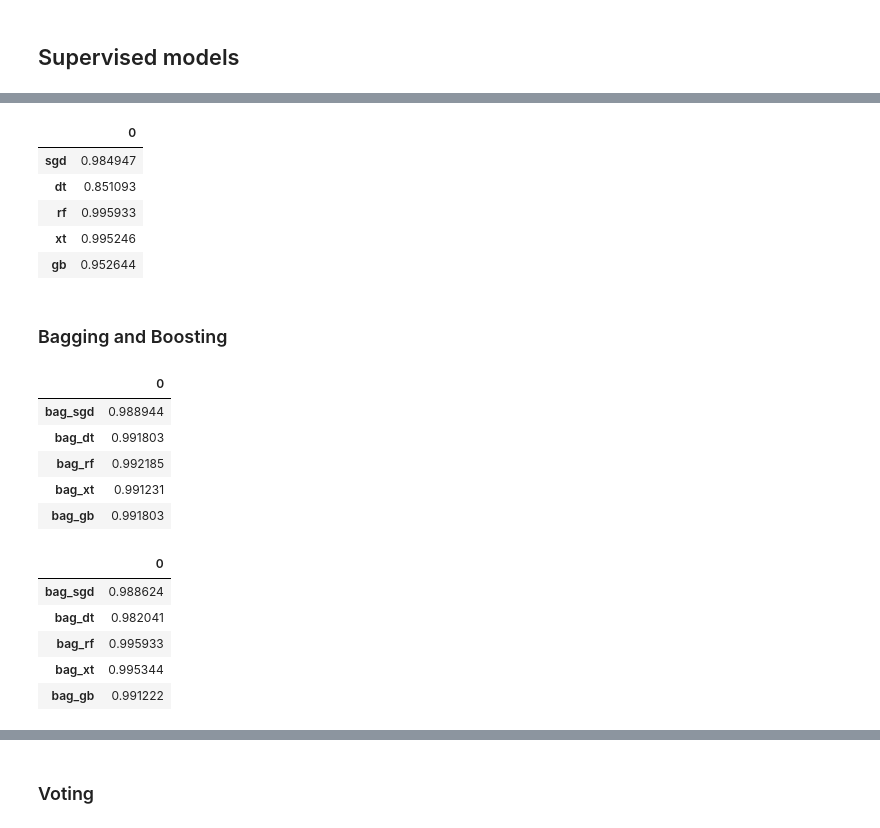
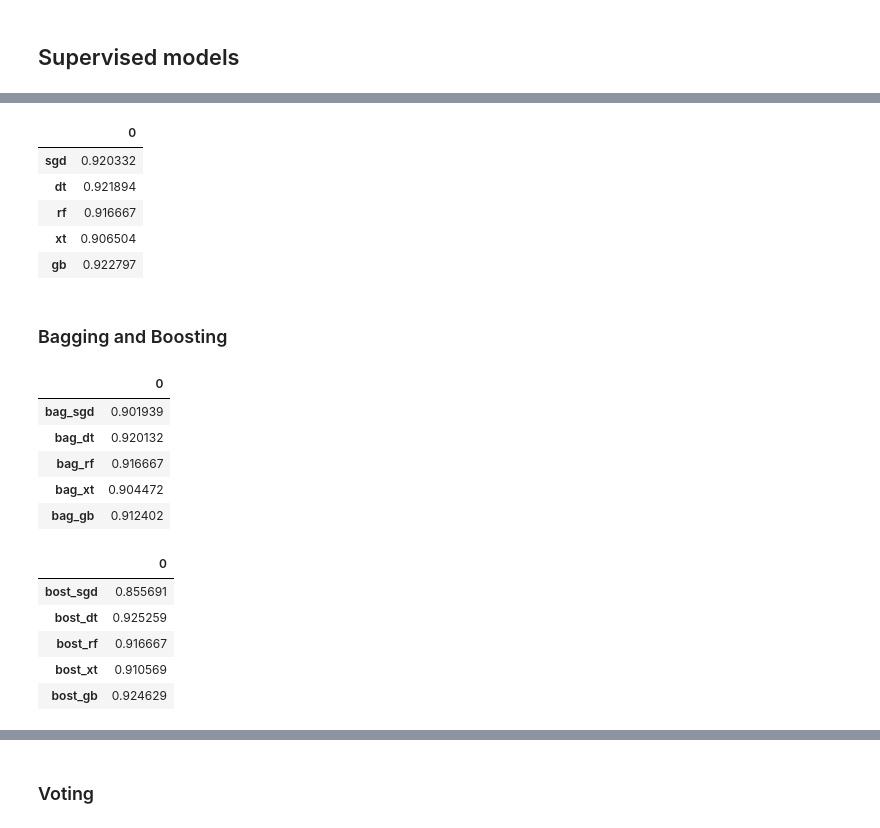
Before and after one commit to mireyaGuCa/Decision_trees, a Jupyter notebook: fraudDetection_student.ipynb, the cells around one changed output, grey strips where cells are left out. Drawn from its saved outputs; the diff is of its cells as text; code cells hidden in the pictures.

```diff
--- a/fraudDetection_student.ipynb
+++ b/fraudDetection_student.ipynb
@@ -232,17 +218,17 @@ roc_auc_scores = {}
 for mod_name, mod_obj in base_learners:
     mod_obj.fit(X_train, y_train)
     preds = mod_obj.predict(X_test)
-    score = roc_auc_score(preds, y_test)
+    score = roc_auc_score(y_test, preds)
     roc_auc_scores[mod_name] = score
 
 base_roc_auc_scores = pd.DataFrame.from_dict(data = roc_auc_scores, orient='index')
 base_roc_auc_scores
 # %% [output]
 |  | 0 |
-| sgd | 0.984947 |
-| dt | 0.851093 |
-| rf | 0.995933 |
-| xt | 0.995246 |
-| gb | 0.952644 |
+| sgd | 0.920332 |
+| dt | 0.921894 |
+| rf | 0.916667 |
+| xt | 0.906504 |
+| gb | 0.922797 |
 # %% [markdown]
 ### Bagging and Boosting
@@ -249,21 +239,18 @@ base_roc_auc_scores
 # %%
-from sklearn.ensemble import BaggingClassifier
+bagging_roc_auc_data = {}
+for mod_name, mod_obj in base_learners:
+    bagging_model = BaggingClassifier(base_estimator=mod_obj, n_estimators=ESTIMS, n_jobs=-1)
+    bagging_model.fit(X_train, y_train)
+    preds = bagging_model.predict(X_test)
+    score = roc_auc_score(y_test, preds)
+    bagging_roc_auc_data[f'bag_{mod_name}'] = score
 
-ESTIMS = 50
-
-bagging_data = {f'bag_{mod_name}':
-                BaggingClassifier(base_estimator=mod_obj, n_estimators=ESTIMS, n_jobs=-1)
-                .fit(X_train, y_train)
-                .score(X_test, y_test)
-    for mod_name, mod_obj in base_learners
-}
-
-bagging_scores = pd.DataFrame.from_dict(data=bagging_data, orient='index')
-bagging_scores
+bagging_roc_auc_scores = pd.DataFrame.from_dict(data = bagging_roc_auc_data, orient='index')
+bagging_roc_auc_scores
 # %% [output]
 |  | 0 |
-| bag_sgd | 0.988944 |
-| bag_dt | 0.991803 |
-| bag_rf | 0.992185 |
-| bag_xt | 0.991231 |
-| bag_gb | 0.991803 |
+| bag_sgd | 0.901939 |
+| bag_dt | 0.920132 |
+| bag_rf | 0.916667 |
+| bag_xt | 0.904472 |
+| bag_gb | 0.912402 |
@@ -270,18 +259,18 @@ bagging_scores
 # %%
-bagging_roc_auc_data = {}
+boosting_roc_auc_data = {}
 for mod_name, mod_obj in base_learners:
-    bagging_model = BaggingClassifier(base_estimator=mod_obj, n_estimators=ESTIMS, n_jobs=-1)
-    bagging_model.fit(X_train, y_train)
-    preds = bagging_model.predict(X_test)
-    score = roc_auc_score(preds, y_test)
-    bagging_roc_auc_data[f'bag_{mod_name}'] = score
+    boosting_model = AdaBoostClassifier(base_estimator=mod_obj, n_estimators=ESTIMS, algorithm='SAMME')
+    boosting_model.fit(X_train, y_train)
+    preds = boosting_model.predict(X_test)
+    score = roc_auc_score(y_test, preds)
+    boosting_roc_auc_data[f'bost_{mod_name}'] = score
 
-bagging_roc_auc_scores = pd.DataFrame.from_dict(data = bagging_roc_auc_data, orient='index')
-bagging_roc_auc_scores
+boosting_roc_auc_scores = pd.DataFrame.from_dict(data=boosting_roc_auc_data, orient='index')
+boosting_roc_auc_scores
 # %% [output]
 |  | 0 |
-| bag_sgd | 0.988624 |
-| bag_dt | 0.982041 |
-| bag_rf | 0.995933 |
-| bag_xt | 0.995344 |
-| bag_gb | 0.991222 |
+| bost_sgd | 0.855691 |
+| bost_dt | 0.925259 |
+| bost_rf | 0.916667 |
+| bost_xt | 0.910569 |
+| bost_gb | 0.924629 |
```
Also changed, not shown: parts of 18 cells of this notebook, 1 other file.
